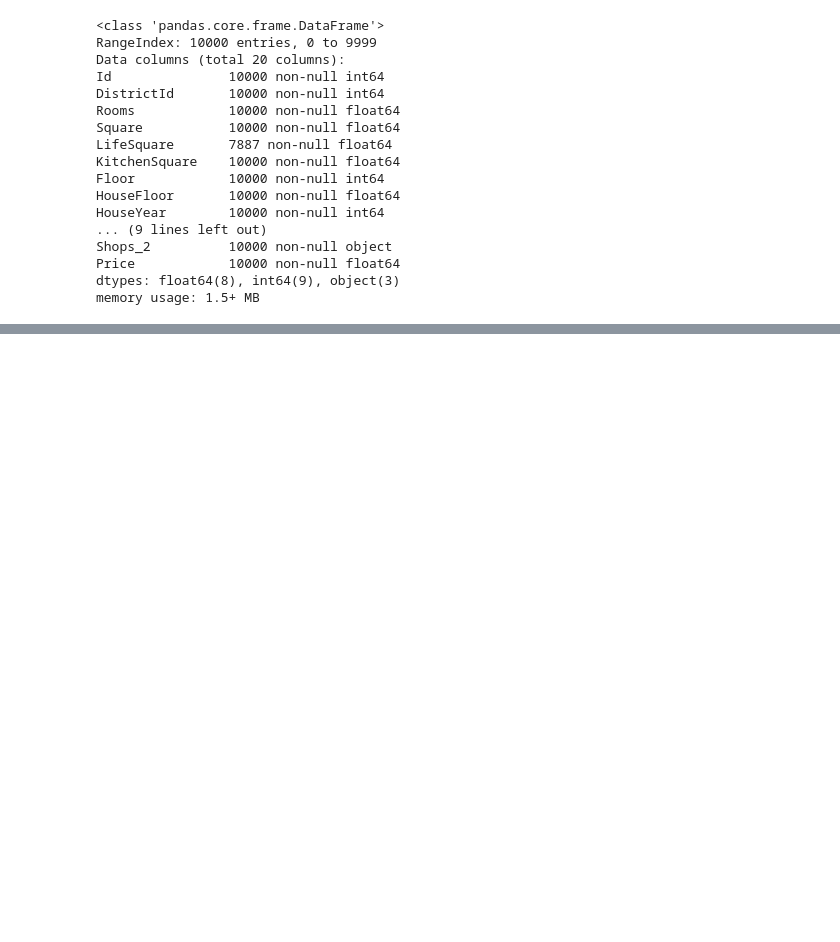
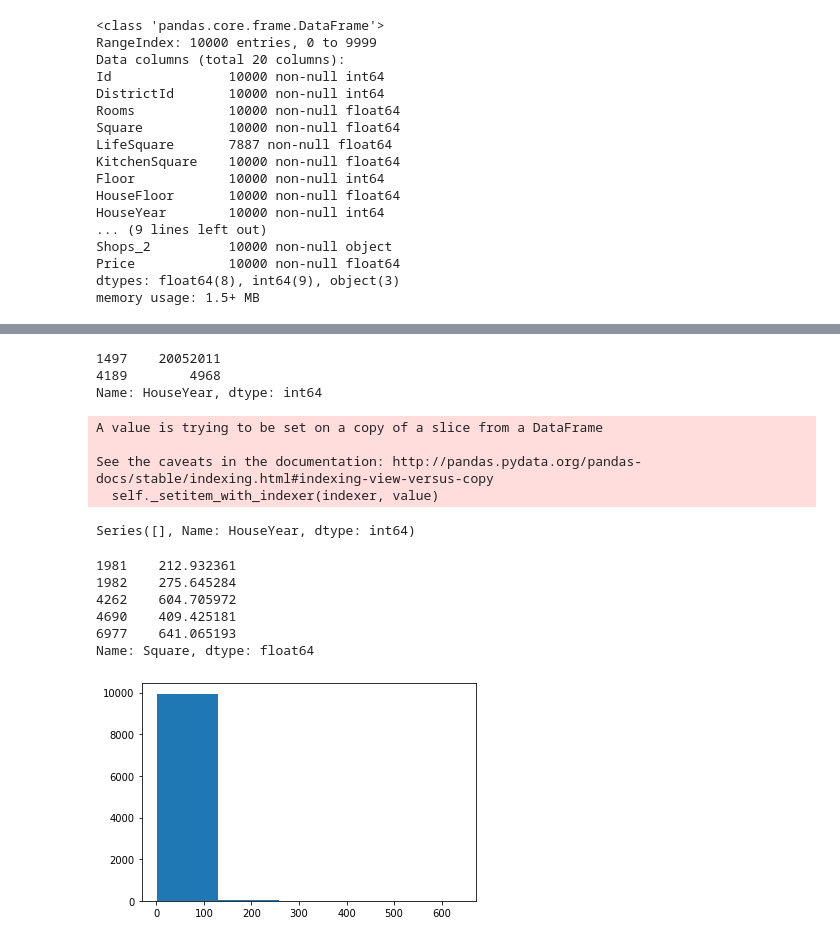
Before and after one commit to eridanletalis/PyDataScience, a Jupyter notebook: VVlasov_predictions.ipynb, the cells around one changed output, grey strips where cells are left out. Cells and saved outputs as stored; diff of their text form; code cells hidden in the pictures; blank space fills up the shorter version.

```diff
--- a/VVlasov_predictions.ipynb
+++ b/VVlasov_predictions.ipynb
@@ -123,0 +91,6 @@ array(['B', 'A'], dtype=object)
+# %%
+# Заменяем метки числами
+
+for name in ["Ecology_2", "Ecology_3", "Shops_2"]:
+    print(name)
+    print(data[name].value_counts())
@@ -123,0 +110,3 @@ array(['B', 'A'], dtype=object)
+# %%
+for name in ["Ecology_2", "Ecology_3", "Shops_2"]:
+    data[name] = data[name].map({'A': 1, 'B': 0})
@@ -123,0 +130,3 @@ array(['B', 'A'], dtype=object)
+# %%
+# Семантически, этажность дома величина целая, количество комнат тоже
+data = data.astype({"HouseFloor": int, "Rooms": int})
@@ -123,0 +149,34 @@ array(['B', 'A'], dtype=object)
+# %%
+# по году. Предполагаем, что год постройки не может быть больше 2021, если между 2019 и 2021, скорее всего,
+# дом готовится к сдаче или ещё не построен
+data.HouseYear.loc[data.HouseYear > 2021]
+# %% [output]
+1497    20052011
+4189        4968
+Name: HouseYear, dtype: int64
+# %%
+# Заменяем кое-что вручную
+data.HouseYear.loc[data.HouseYear == 20052011] = 2005
+data.HouseYear.loc[data.HouseYear == 4968] = 1968
+# %% [output]
+A value is trying to be set on a copy of a slice from a DataFrame
+
+See the caveats in the documentation: http://pandas.pydata.org/pandas-docs/stable/indexing.html#indexing-view-versus-copy
+  self._setitem_with_indexer(indexer, value)
+# %%
+# Теперь порядок
+data.HouseYear.loc[data.HouseYear > 2021]
+# %% [output]
+Series([], Name: HouseYear, dtype: int64)
+# %%
+# Разумно предположить, что площадь - одна из основных величин, от которой зависит цена
+plt.hist(data.Square, bins=5)
+data.Square.loc[data.Square > 201]
+# %% [output]
+1981    212.932361
+1982    275.645284
+4262    604.705972
+4690    409.425181
+6977    641.065193
+Name: Square, dtype: float64
+[figure, added]
```
Also changed, not shown: parts of 51 cells of this notebook, 1 other file.
